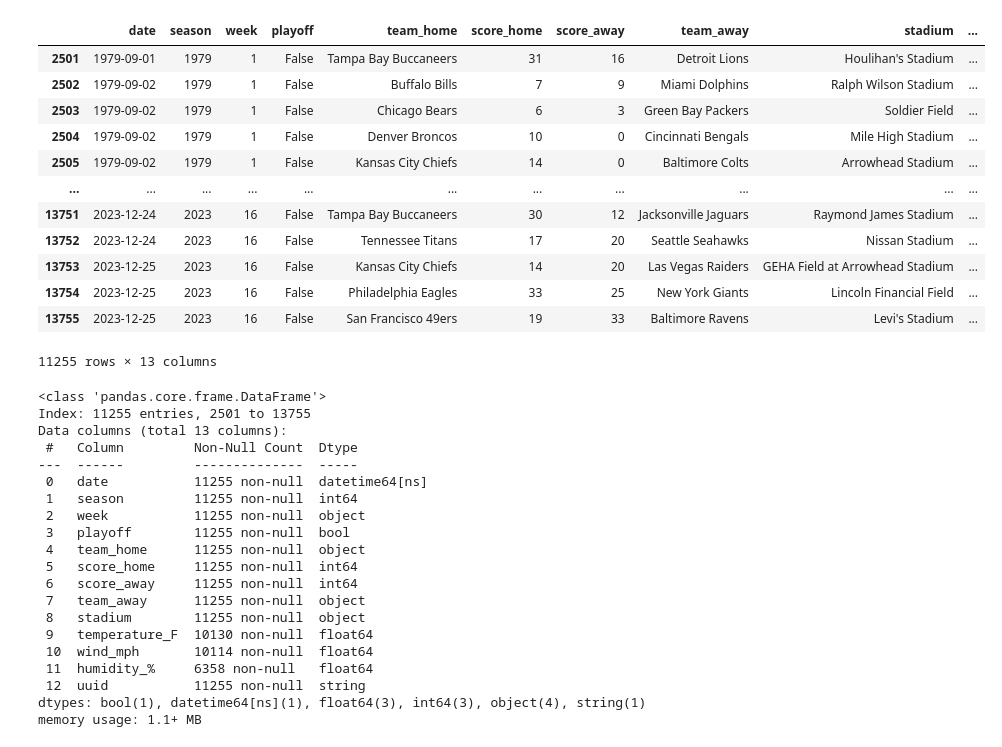
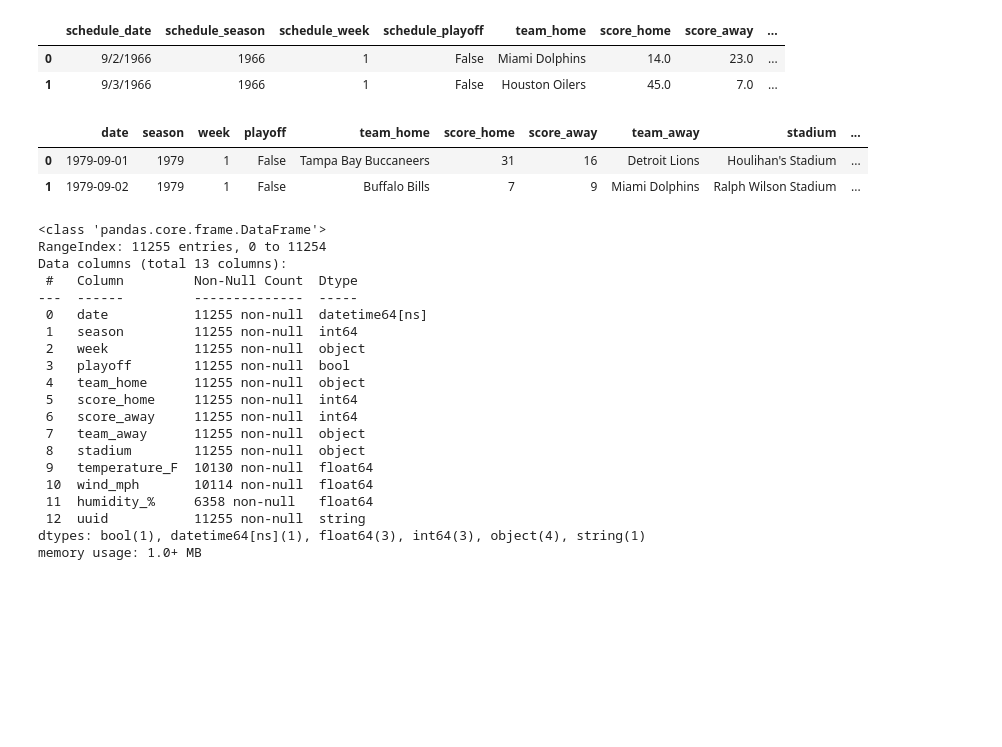
Before and after one commit to nbanks062523/CodeReview_week10, a Jupyter notebook: data_pipline.ipynb, the cells around one changed output. Cells and saved outputs as stored; diff of their text form; code cells hidden in the pictures; blank space fills up the shorter version.

Commit message:
points_spread_table loaded

```diff
--- a/data_pipline.ipynb
+++ b/data_pipline.ipynb
@@ -111,62 +99,68 @@ create_dataset(client, dataset_id)
+# %%
+df = pd.read_csv("./spreadspoke_scores.csv", header=0)
+display(df.head(2))
+# %% [output]
+|  | schedule_date | schedule_season | schedule_week | schedule_playoff | team_home | score_home | score_away | ... |
+| 0 | 9/2/1966 | 1966 | 1 | False | Miami Dolphins | 14.0 | 23.0 | ... |
+| 1 | 9/3/1966 | 1966 | 1 | False | Houston Oilers | 45.0 | 7.0 | ... |
 # %%
 import uuid
 import numpy as np
 df = pd.read_csv("./spreadspoke_scores.csv", header=0)
 
 df = df[df["schedule_season"] > 1978]
 
-
 df['uuid'] = [uuid.uuid4() for _ in range(len(df.index))]
 df = df.astype({"uuid": "string"})
 
+# df = df.astype({"score_home": int, "score_away": int, "weather_temperature": int, "weather_wind_mph": int, "weather_humidity": int}, errors="ignore")
+
+df.dropna(subset=["score_home", "score_away"], inplace=True)
+
+df = df.reset_index(drop=True)
+
+
+df["over_under_line"] = pd.to_numeric(df["over_under_line"], errors="coerce")
+
+# display(df)
 
 games_df = df.drop(columns=["weather_detail", "stadium_neutral", "over_under_line", "spread_favorite", "team_favorite_id"])
 
-games_df.dropna(subset=["score_home", "score_away"], inplace=True)
+# games_df.dropna(subset=["score_home", "score_away"], inplace=True)
 
 
 games_df = games_df.rename(columns={"weather_humidity": "humidity_%", "weather_wind_mph": "wind_mph", "weather_temperature": "temperature_F", "schedule_date": "date", "schedule_season": "season", "schedule_week": "week", "schedule_playoff": "playoff"})
 
 games_df["date"] = pd.to_datetime(games_df["date"])
 
 games_df = games_df.astype({"score_home": int, "score_away": int, "temperature_F": int, "wind_mph": int, "humidity_%": int}, errors="ignore")
 
-display(games_df)
+display(games_df.head(2))
 games_df.info()
 # %% [output]
 |  | date | season | week | playoff | team_home | score_home | score_away | team_away | stadium | ... |
-| 2501 | 1979-09-01 | 1979 | 1 | False | Tampa Bay Buccaneers | 31 | 16 | Detroit Lions | Houlihan's Stadium | ... |
-| 2502 | 1979-09-02 | 1979 | 1 | False | Buffalo Bills | 7 | 9 | Miami Dolphins | Ralph Wilson Stadium | ... |
-| 2503 | 1979-09-02 | 1979 | 1 | False | Chicago Bears | 6 | 3 | Green Bay Packers | Soldier Field | ... |
-| 2504 | 1979-09-02 | 1979 | 1 | False | Denver Broncos | 10 | 0 | Cincinnati Bengals | Mile High Stadium | ... |
-| 2505 | 1979-09-02 | 1979 | 1 | False | Kansas City Chiefs | 14 | 0 | Baltimore Colts | Arrowhead Stadium | ... |
-| ... | ... | ... | ... | ... | ... | ... | ... | ... | ... | ... |
-| 13751 | 2023-12-24 | 2023 | 16 | False | Tampa Bay Buccaneers | 30 | 12 | Jacksonville Jaguars | Raymond James Stadium | ... |
-| 13752 | 2023-12-24 | 2023 | 16 | False | Tennessee Titans | 17 | 20 | Seattle Seahawks | Nissan Stadium | ... |
-| 13753 | 2023-12-25 | 2023 | 16 | False | Kansas City Chiefs | 14 | 20 | Las Vegas Raiders | GEHA Field at Arrowhead Stadium | ... |
-| 13754 | 2023-12-25 | 2023 | 16 | False | Philadelphia Eagles | 33 | 25 | New York Giants | Lincoln Financial Field | ... |
-| 13755 | 2023-12-25 | 2023 | 16 | False | San Francisco 49ers | 19 | 33 | Baltimore Ravens | Levi's Stadium | ... |
+| 0 | 1979-09-01 | 1979 | 1 | False | Tampa Bay Buccaneers | 31 | 16 | Detroit Lions | Houlihan's Stadium | ... |
+| 1 | 1979-09-02 | 1979 | 1 | False | Buffalo Bills | 7 | 9 | Miami Dolphins | Ralph Wilson Stadium | ... |
-11255 rows × 13 columns
+<class 'pandas.core.frame.DataFrame'>
+RangeIndex: 11255 entries, 0 to 11254
+Data columns (total 13 columns):
+ #   Column         Non-Null Count  Dtype
+---  ------         --------------  -----
+ 0   date           11255 non-null  datetime64[ns]
+ 1   season         11255 non-null  int64
+ 2   week           11255 non-null  object
+ 3   playoff        11255 non-null  bool
+ 4   team_home      11255 non-null  object
+ 5   score_home     11255 non-null  int64
+ 6   score_away     11255 non-null  int64
+ 7   team_away      11255 non-null  object
+ 8   stadium        11255 non-null  object
+ 9   temperature_F  10130 non-null  float64
+ 10  wind_mph       10114 non-null  float64
+ 11  humidity_%     6358 non-null   float64
+ 12  uuid           11255 non-null  string
+dtypes: bool(1), datetime64[ns](1), float64(3), int64(3), object(4), string(1)
+memory usage: 1.0+ MB
-<class 'pandas.core.frame.DataFrame'>
-Index: 11255 entries, 2501 to 13755
-Data columns (total 13 columns):
- #   Column         Non-Null Count  Dtype
----  ------         --------------  -----
- 0   date           11255 non-null  datetime64[ns]
- 1   season         11255 non-null  int64
- 2   week           11255 non-null  object
- 3   playoff        11255 non-null  bool
- 4   team_home      11255 non-null  object
- 5   score_home     11255 non-null  int64
- 6   score_away     11255 non-null  int64
- 7   team_away      11255 non-null  object
- 8   stadium        11255 non-null  object
- 9   temperature_F  10130 non-null  float64
- 10  wind_mph       10114 non-null  float64
- 11  humidity_%     6358 non-null   float64
- 12  uuid           11255 non-null  string
-dtypes: bool(1), datetime64[ns](1), float64(3), int64(3), object(4), string(1)
-memory usage: 1.1+ MB
 # %%
 games_table_name = f"{PROJECT_NAME}.{DATASET_NAME}.{TABLE_METADATA['games']['table_name']}"
 games_schema = schema=TABLE_METADATA['games']['schema']
```
Also changed, not shown: parts of 7 cells of this notebook.
